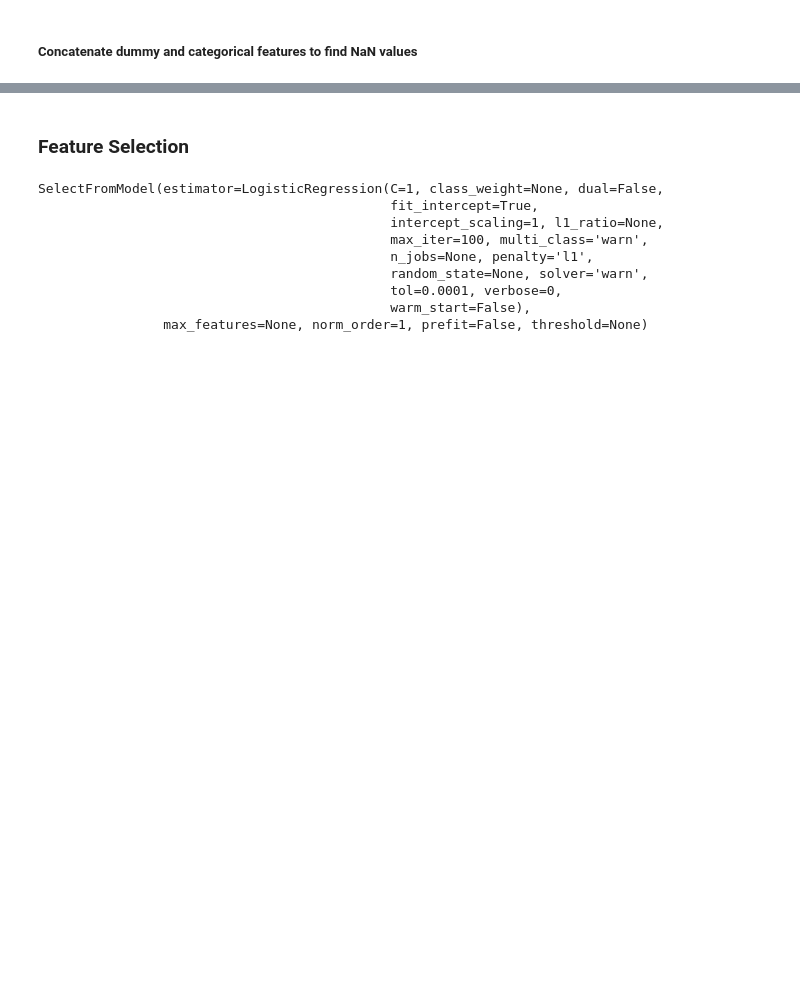
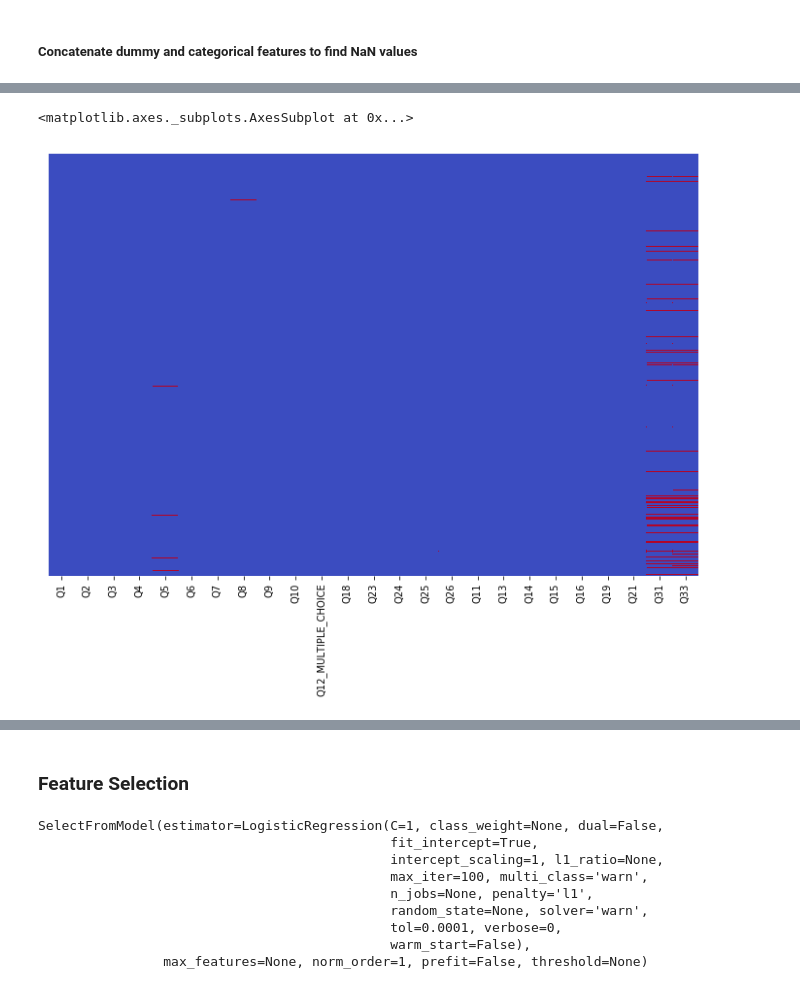
Before and after one commit to aarontan-git/salary_classification, a Jupyter notebook: A1 Good.ipynb, the cells around one changed output, grey strips where cells are left out. Cells and saved outputs as stored; diff of their text form; code cells hidden in the pictures; blank space fills up the shorter version.

```diff
--- a/A1 Good.ipynb
+++ b/A1 Good.ipynb
@@ -334,5 +407,39 @@ Q50_features, Q50_combined = encode_col('Q50', 1, 8)
 # %% [markdown]
 ##### Concatenate dummy and categorical features to find NaN values
+# %%
+def col_nan_percent(dataframe):
+    total_col = encoded_all.shape[0]
+    for (columnName, columnData) in dataframe.iteritems():
+        missing = dataframe[columnName].isna().sum()
+        missing_percentage = round((missing/total_col)*100, 2)
+        print(str(columnName) + ': ' + str(missing_percentage) +' %')
+def row_nan_percent(dataframe):
+    total_row = dataframe.shape[1]
+    for (rowName, rowData) in dataframe.iterrows():
+        missing = dataframe.loc[rowName].isna().sum()
+        missing_percentage = round((missing/total_row)*100, 2)
+        print(str(rowName) + ': ' + str(missing_percentage) +' %')
+# drop columns with more than threshold data missing
+def drop_col(dataframe, threshold):
+    total_col = encoded_all.shape[0]
+    for (columnName, columnData) in dataframe.iteritems():
+        missing = dataframe[columnName].isna().sum()
+        missing_percentage = round((missing/total_col)*100, 2)
+        if missing_percentage > threshold:
+            # drops the column from the dataframe
+            dataframe = dataframe.drop([columnName], axis=1)
+            # drops equivalent columns in the og dataframe (Data) including all its parts
+            data.drop([col for col in data.columns if columnName in col],axis=1,inplace=True)
+    return dataframe
+# drop rows with more than threshold data missing
+def drop_row(dataframe, threshold):
+    total_row = dataframe.shape[1]
+    for (rowName, rowData) in dataframe.iterrows():
+        missing = dataframe.loc[rowName].isna().sum()
+        missing_percentage = round((missing/total_row)*100, 2)
+        if missing_percentage > threshold:
+            dataframe = dataframe.drop(rowName)
+    return dataframe
 # %%
 # new data frame with all the combined columns
 cat_encoded = pd.concat([Q11_combined, Q13_combined, Q14_combined, Q15_combined, Q16_combined, Q19_combined, Q21_combined, Q27_combined, Q28_combined, Q29_combined, Q30_combined, Q31_combined, Q33_combined, Q34_combined, Q35_combined, Q36_combined, Q38_combined, Q42_combined, Q44_combined, Q45_combined, Q47_combined, Q49_combined, Q50_combined],axis=1)
@@ -354,0 +457,11 @@ AttributeError: 'NoneType' object has no attribute 'dtypes'
+# %%
+# first drop columns(features) that have more than 20% missing data
+encoded_col_dropped = drop_col(encoded_all, 20)
+# then drop entries with more than 20% missing data
+encoded_dropped = drop_row(encoded_col_dropped, 20)
+# plot
+fig, ax = plt.subplots(figsize=(12,8))
+sns.heatmap(encoded_dropped.isnull(), cmap='coolwarm', yticklabels=False, cbar=False, ax=ax)
+# %% [output]
+<matplotlib.axes._subplots.AxesSubplot at 0x...>
+[figure, added]
```
Also changed, not shown: parts of 63 cells of this notebook, 1 other file.
